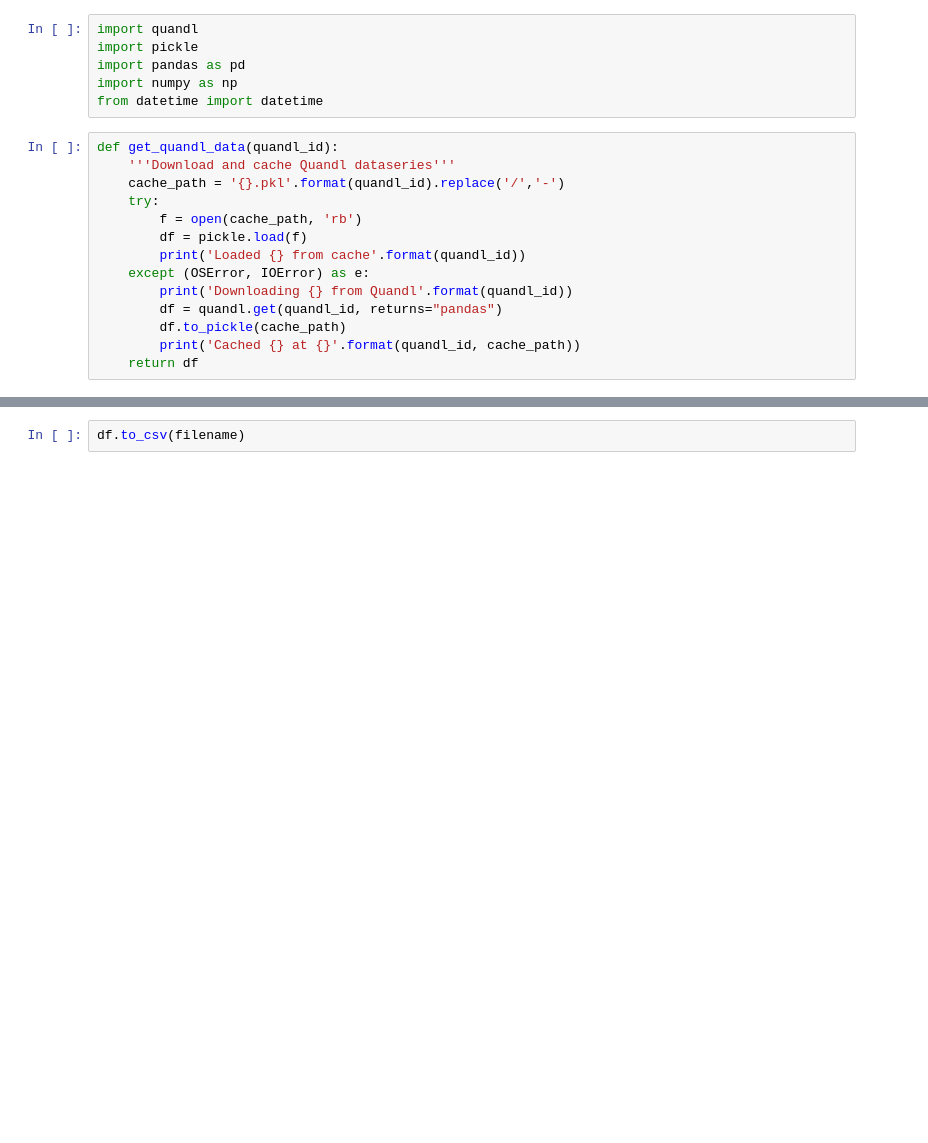
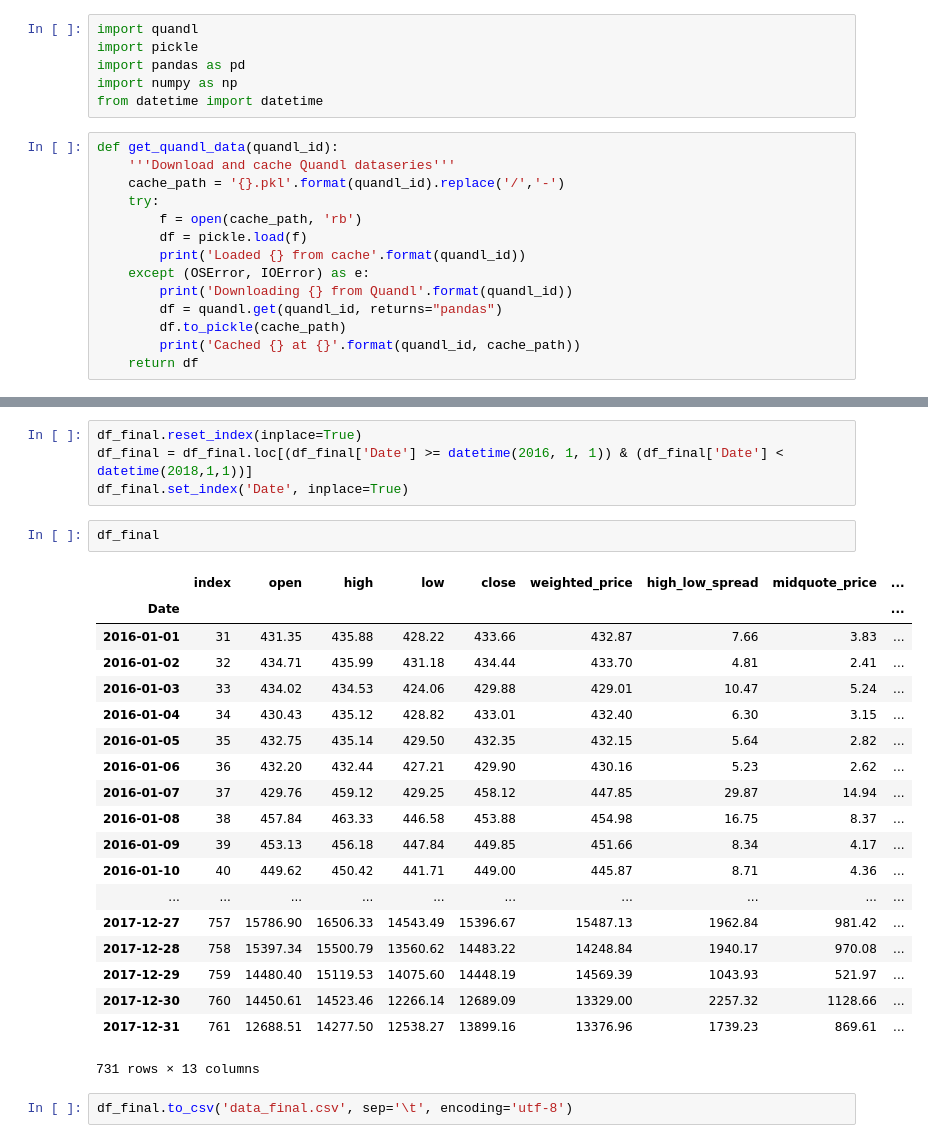
Before and after one commit to kundami/bitcoin_data_analaysis, a Jupyter notebook: jamie/data_clean.ipynb, the cells around one changed output, grey strips where cells are left out. Saved outputs shown, nothing was run; the diff lists cells and outputs as text; blank space fills up the shorter version.

```diff
--- a/jamie/data_clean.ipynb
+++ b/jamie/data_clean.ipynb
@@ -98,2 +129,28 @@ df_final.head(10)
-# %%
-df.to_csv(filename)
+# %%
+df_final.reset_index(inplace=True)
+df_final = df_final.loc[(df_final['Date'] >= datetime(2016, 1, 1)) & (df_final['Date'] < datetime(2018,1,1))]
+df_final.set_index('Date', inplace=True)
+# %%
+df_final
+# %% [output]
+|  | index | open | high | low | close | weighted_price | high_low_spread | midquote_price | ... |
+| Date |  |  |  |  |  |  |  |  | ... |
+| 2016-01-01 | 31 | 431.35 | 435.88 | 428.22 | 433.66 | 432.87 | 7.66 | 3.83 | ... |
+| 2016-01-02 | 32 | 434.71 | 435.99 | 431.18 | 434.44 | 433.70 | 4.81 | 2.41 | ... |
+| 2016-01-03 | 33 | 434.02 | 434.53 | 424.06 | 429.88 | 429.01 | 10.47 | 5.24 | ... |
+| 2016-01-04 | 34 | 430.43 | 435.12 | 428.82 | 433.01 | 432.40 | 6.30 | 3.15 | ... |
+| 2016-01-05 | 35 | 432.75 | 435.14 | 429.50 | 432.35 | 432.15 | 5.64 | 2.82 | ... |
+| 2016-01-06 | 36 | 432.20 | 432.44 | 427.21 | 429.90 | 430.16 | 5.23 | 2.62 | ... |
+| 2016-01-07 | 37 | 429.76 | 459.12 | 429.25 | 458.12 | 447.85 | 29.87 | 14.94 | ... |
+| 2016-01-08 | 38 | 457.84 | 463.33 | 446.58 | 453.88 | 454.98 | 16.75 | 8.37 | ... |
+| 2016-01-09 | 39 | 453.13 | 456.18 | 447.84 | 449.85 | 451.66 | 8.34 | 4.17 | ... |
+| 2016-01-10 | 40 | 449.62 | 450.42 | 441.71 | 449.00 | 445.87 | 8.71 | 4.36 | ... |
+| ... | ... | ... | ... | ... | ... | ... | ... | ... | ... |
+| 2017-12-27 | 757 | 15786.90 | 16506.33 | 14543.49 | 15396.67 | 15487.13 | 1962.84 | 981.42 | ... |
+| 2017-12-28 | 758 | 15397.34 | 15500.79 | 13560.62 | 14483.22 | 14248.84 | 1940.17 | 970.08 | ... |
+| 2017-12-29 | 759 | 14480.40 | 15119.53 | 14075.60 | 14448.19 | 14569.39 | 1043.93 | 521.97 | ... |
+| 2017-12-30 | 760 | 14450.61 | 14523.46 | 12266.14 | 12689.09 | 13329.00 | 2257.32 | 1128.66 | ... |
+| 2017-12-31 | 761 | 12688.51 | 14277.50 | 12538.27 | 13899.16 | 13376.96 | 1739.23 | 869.61 | ... |
+731 rows × 13 columns
+# %%
+df_final.to_csv('data_final.csv', sep='\t', encoding='utf-8')
```
Also changed, not shown: parts of 3 cells of this notebook, 1 other file.
